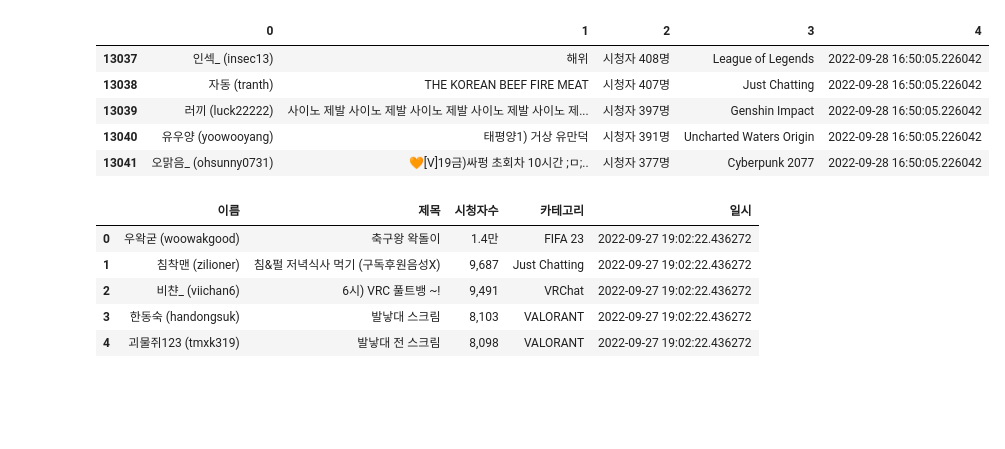
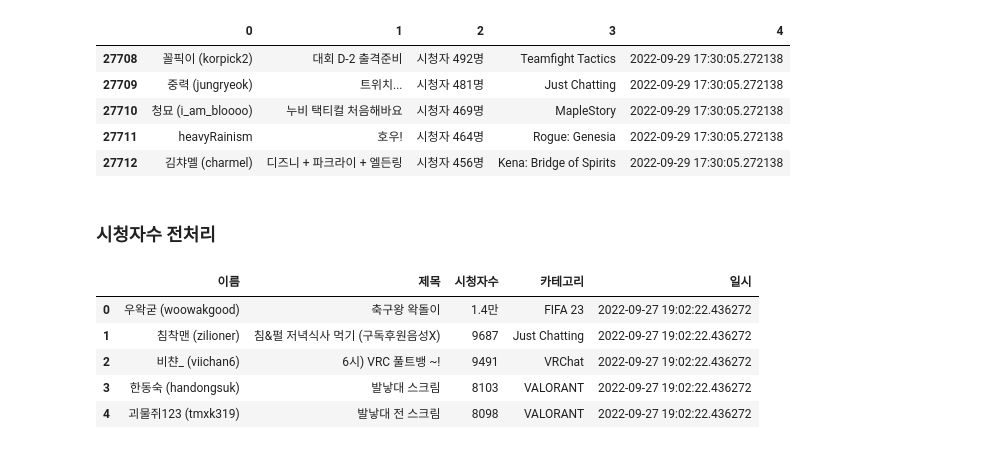
Before and after one commit to saparian0304/tjoeunacademy_test, a Jupyter notebook: jupyter/데이터분석프로젝트/연습/분석 연습.ipynb, the cells around one changed output. Drawn from its saved outputs; the diff is of its cells as text; code cells hidden in the pictures; blank space fills up the shorter version.

```diff
--- a/jupyter/데이터분석프로젝트/연습/분석 연습.ipynb
+++ b/jupyter/데이터분석프로젝트/연습/분석 연습.ipynb
@@ -1,28 +1,31 @@
 # %%
 import pandas as pd
 # %%
-df = pd.read_csv('twitch_log_220928_165000.tsv', sep='\t', header=None)
+df = pd.read_csv('twitch_log.tsv', sep='\t', header=None)
 df.tail()
 # %% [output]
 |  | 0 | 1 | 2 | 3 | 4 |
-| 13037 | 인섹_ (insec13) | 해위 | 시청자 408명 | League of Legends | 2022-09-28 16:50:05.226042 |
-| 13038 | 자동 (tranth) | THE KOREAN BEEF FIRE MEAT | 시청자 407명 | Just Chatting | 2022-09-28 16:50:05.226042 |
-| 13039 | 러끼 (luck22222) | 사이노 제발 사이노 제발 사이노 제발 사이노 제발 사이노 제... | 시청자 397명 | Genshin Impact | 2022-09-28 16:50:05.226042 |
-| 13040 | 유우양 (yoowooyang) | 태평양1) 거상 유만덕 | 시청자 391명 | Uncharted Waters Origin | 2022-09-28 16:50:05.226042 |
-| 13041 | 오맑음_ (ohsunny0731) | 🧡[V]19금)싸펑 초회차 10시간 ;ㅁ;.. | 시청자 377명 | Cyberpunk 2077 | 2022-09-28 16:50:05.226042 |
+| 27708 | 꼴픽이 (korpick2) | 대회 D-2 출격준비 | 시청자 492명 | Teamfight Tactics | 2022-09-29 17:30:05.272138 |
+| 27709 | 중력 (jungryeok) | 트위치... | 시청자 481명 | Just Chatting | 2022-09-29 17:30:05.272138 |
+| 27710 | 청묘 (i_am_bloooo) | 누비 택티컬 처음해바요 | 시청자 469명 | MapleStory | 2022-09-29 17:30:05.272138 |
+| 27711 | heavyRainism | 호우! | 시청자 464명 | Rogue: Genesia | 2022-09-29 17:30:05.272138 |
+| 27712 | 김챠멜 (charmel) | 디즈니 + 파크라이 + 엘든링 | 시청자 456명 | Kena: Bridge of Spirits | 2022-09-29 17:30:05.272138 |
 # %%
 df.columns = ['이름', '제목','시청자수','카테고리','일시']
+# %% [markdown]
+### 시청자수 전처리
 # %%
 df['시청자수'] = df['시청자수'].str.replace('시청자 ', '')
 df['시청자수'] = df['시청자수'].str.replace('명', '')
+df['시청자수'] = df['시청자수'].str.replace(',', '')
 df.head()
 # %% [output]
 |  | 이름 | 제목 | 시청자수 | 카테고리 | 일시 |
 | 0 | 우왁굳 (woowakgood) | 축구왕 왁돌이 | 1.4만 | FIFA 23 | 2022-09-27 19:02:22.436272 |
-| 1 | 침착맨 (zilioner) | 침&펄 저녁식사 먹기 (구독후원음성X) | 9,687 | Just Chatting | 2022-09-27 19:02:22.436272 |
-| 2 | 비챤_ (viichan6) | 6시) VRC 풀트뱅 ~! | 9,491 | VRChat | 2022-09-27 19:02:22.436272 |
-| 3 | 한동숙 (handongsuk) | 발낳대 스크림 | 8,103 | VALORANT | 2022-09-27 19:02:22.436272 |
-| 4 | 괴물쥐123 (tmxk319) | 발낳대 전 스크림 | 8,098 | VALORANT | 2022-09-27 19:02:22.436272 |
+| 1 | 침착맨 (zilioner) | 침&펄 저녁식사 먹기 (구독후원음성X) | 9687 | Just Chatting | 2022-09-27 19:02:22.436272 |
+| 2 | 비챤_ (viichan6) | 6시) VRC 풀트뱅 ~! | 9491 | VRChat | 2022-09-27 19:02:22.436272 |
+| 3 | 한동숙 (handongsuk) | 발낳대 스크림 | 8103 | VALORANT | 2022-09-27 19:02:22.436272 |
+| 4 | 괴물쥐123 (tmxk319) | 발낳대 전 스크림 | 8098 | VALORANT | 2022-09-27 19:02:22.436272 |
 # %%
 df1 = df[df['시청자수'].str.find('만') > 0]
 df1
```
Also changed, not shown: parts of 20 cells of this notebook, 10 other files.
